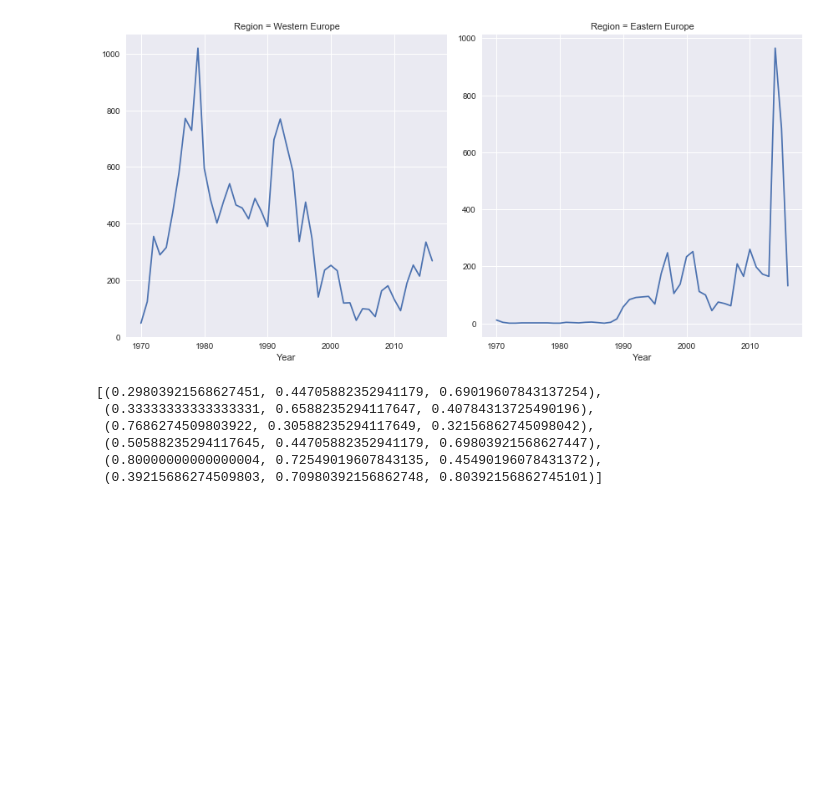
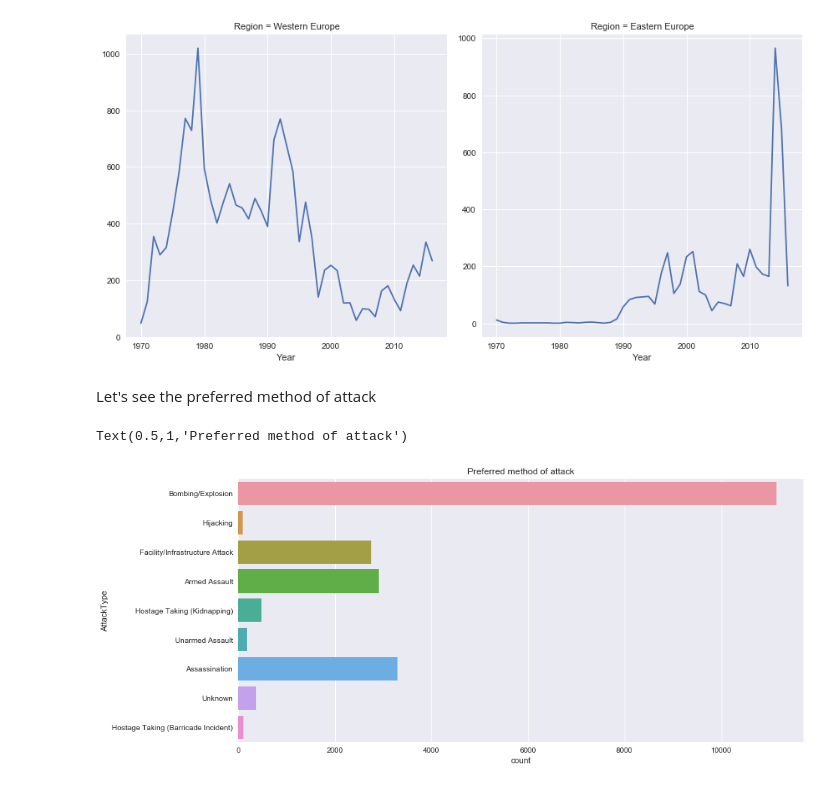
Before and after one commit to MihailoJoksimovic/globalterrorismdatabase, a Jupyter notebook: Analysis.ipynb, the cells around one changed output. Saved outputs shown, nothing was run; the diff lists cells and outputs as text; code cells hidden in the pictures; blank space fills up the shorter version.

```diff
--- a/Analysis.ipynb
+++ b/Analysis.ipynb
@@ -234,9 +284,0 @@ sns.FacetGrid.map_dataframe??
-# %%
-sns.color_palette()
-# %% [output]
-[(0.29803921568627451, 0.44705882352941179, 0.69019607843137254),
- (0.33333333333333331, 0.6588235294117647, 0.40784313725490196),
- (0.7686274509803922, 0.30588235294117649, 0.32156862745098042),
- (0.50588235294117645, 0.44705882352941179, 0.69803921568627447),
- (0.80000000000000004, 0.72549019607843135, 0.45490196078431372),
- (0.39215686274509803, 0.70980392156862748, 0.80392156862745101)]
@@ -244,0 +285,8 @@ sns.axes_style?
+# %% [markdown]
+Let's see the preferred method of attack
+# %%
+sns.countplot(y='AttackType', data=europe)
+plt.title("Preferred method of attack")
+# %% [output]
+Text(0.5,1,'Preferred method of attack')
+[figure, added]
```
Also changed, not shown: parts of 59 cells of this notebook.
